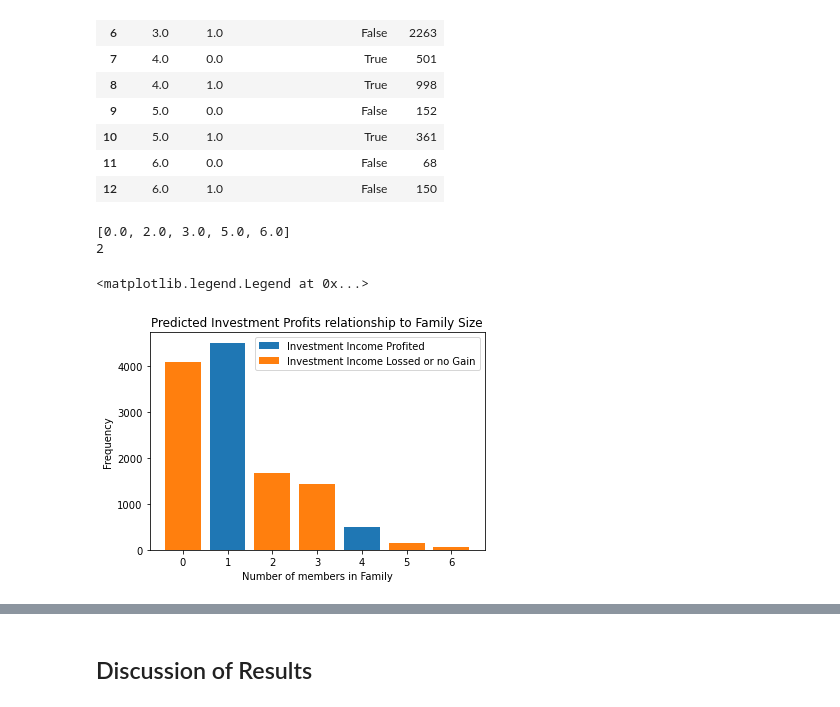
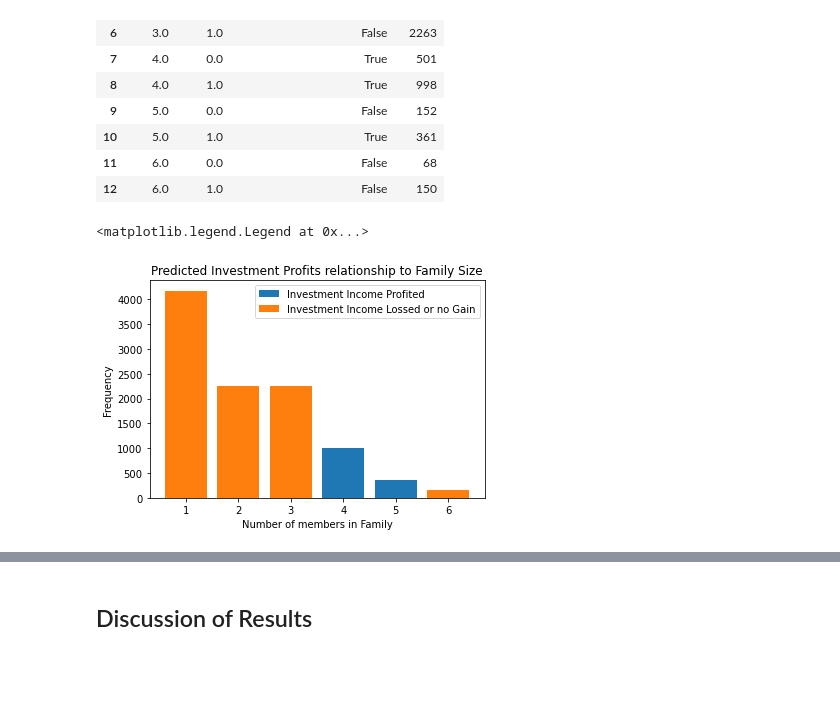
Before and after one commit to izk20/DSCI-310-Group-10, a Jupyter notebook: analysis.ipynb, the cells around one changed output, grey strips where cells are left out. Saved outputs shown, nothing was run; the diff lists cells and outputs as text; code cells hidden in the pictures; blank space fills up the shorter version.

Commit message:
cleaned up test visualizations code. Added missing plot

```diff
--- a/analysis.ipynb
+++ b/analysis.ipynb
@@ -498,36 +490,33 @@ predicted_counts
 # %%
 #bar showing the predicted profit based on family size for major income earners
 bar_width = 0.35
-is_major_income_earner = False
-#get all family sizes
-# categories_pred = sorted(predicted_counts['EFSIZE'].unique())
+is_major_income_earner = True
+#Get all output x-axis output
 categories_prof = sorted(predicted_counts.loc[(predicted_counts['EFMJIE'] == is_major_income_earner) &
                                                    (predicted_counts['EFINVA_Made_Money_pred'] == True)
                                                   ]['EFSIZE'].unique())
 categories_loss = sorted(predicted_counts.loc[(predicted_counts['EFMJIE'] == is_major_income_earner) &
                                                    (predicted_counts['EFINVA_Made_Money_pred'] == False)
                                                   ]['EFSIZE'].unique())
 
 #separate counted data for plotting
 p1_profits_pred = predicted_counts.loc[(predicted_counts['EFMJIE'] == is_major_income_earner) &
                                        (predicted_counts['EFINVA_Made_Money_pred'] == True)]['counts']
 p1_loss_pred = predicted_counts.loc[(predicted_counts['EFMJIE'] == is_major_income_earner) &
                                     (predicted_counts['EFINVA_Made_Money_pred']== False)]['counts']
-# #account for
+# plot counted data
 p1_profits_pred_plt = plt.bar(categories_prof,
                               p1_profits_pred, label = 'Investment Income Profited')
 p1_loss_pred_plt = plt.bar(categories_loss,
                            p1_loss_pred,
                            # bottom=p1_profits_pred,
                            label = 'Investment Income Lossed or no Gain')
 
 #stylize plot
 plt.title('Predicted Investment Profits relationship to Family Size')
 plt.ylabel('Frequency')
 plt.xlabel('Number of members in Family')
 plt.legend()
 # %% [output]
-[0.0, 2.0, 3.0, 5.0, 6.0]
-2
+<matplotlib.legend.Legend at 0x...>
-<matplotlib.legend.Legend at 0x...>
-[figure, old version]
+[figure, new version]
```
Also changed, not shown: parts of 4 cells of this notebook.
